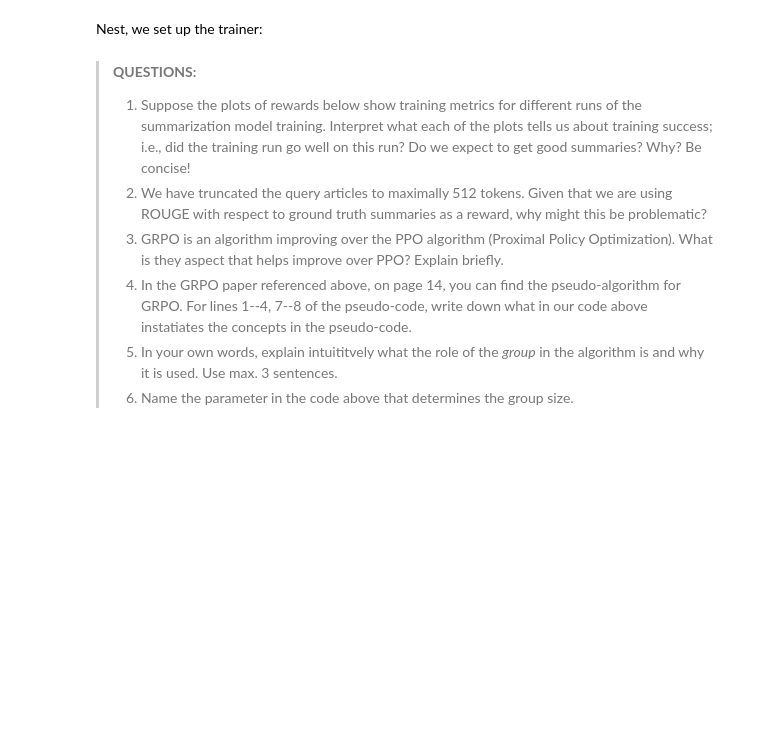
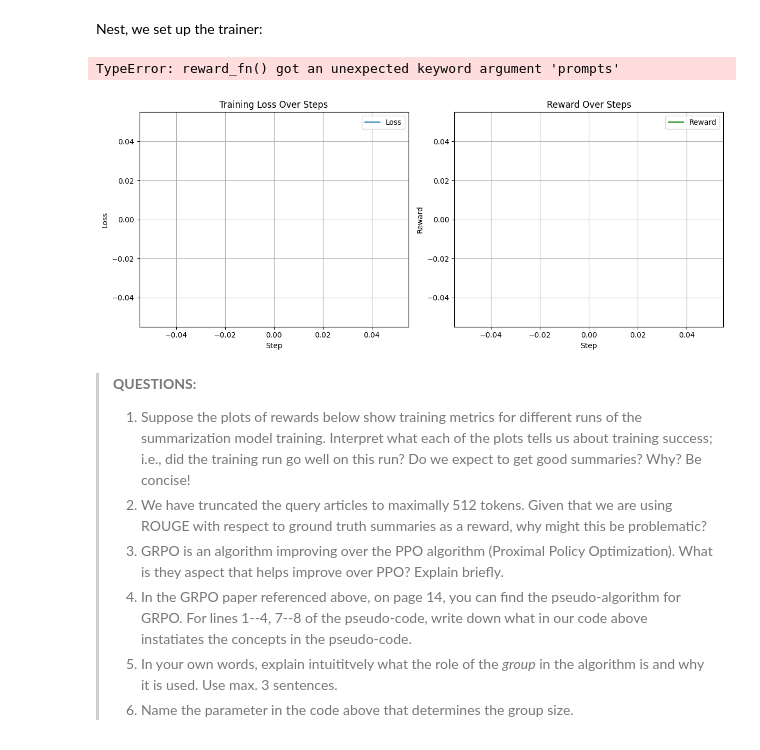
Before and after one commit to ozlemkrblt/Understanding_LLMs_Workspace, a Jupyter notebook: understanding-llms/homework/02-fine-tuning.ipynb, the cells around one changed output. Saved outputs shown, nothing was run; the diff lists cells and outputs as text; code cells hidden in the pictures; blank space fills up the shorter version.

```diff
--- a/understanding-llms/homework/02-fine-tuning.ipynb
+++ b/understanding-llms/homework/02-fine-tuning.ipynb
@@ -233,3 +234,50 @@ grpo_trainer = GRPOTrainer(
+# %%
+grpo_trainer.train()
+# %% [output]
+TypeError: reward_fn() got an unexpected keyword argument 'prompts'
+# %%
+#### YOUR CODE HERE: plot the loss and the rewards of the model training by accessing the trainer logs under grpo_trainer.state.log_history ####
+#### YOUR COMMENT HERE: do the plots indicate a trend towards successful training? ####
+import matplotlib.pyplot as plt
+
+# Extract the logs from the trainer
+logs = grpo_trainer.state.log_history
+
+# Prepare lists for loss and reward values
+steps = []
+losses = []
+rewards = []
+
+for entry in logs:
+    if 'loss' in entry:
+        steps.append(entry.get('step', len(steps)))  # Fallback to index if 'step' not present
+        losses.append(entry['loss'])
+    if 'reward' in entry:
+        rewards.append(entry['reward'])
+
+# Create subplots
+fig, axs = plt.subplots(1, 2, figsize=(12, 5))
+
+# Plot Loss
+axs[0].plot(steps, losses, label='Loss')
+axs[0].set_xlabel('Step')
+axs[0].set_ylabel('Loss')
+axs[0].set_title('Training Loss Over Steps')
+axs[0].legend()
+axs[0].grid()
+
+# Plot Rewards
+axs[1].plot(range(len(rewards)), rewards, label='Reward', color='green')
+axs[1].set_xlabel('Step')
+axs[1].set_ylabel('Reward')
+axs[1].set_title('Reward Over Steps')
+axs[1].legend()
+axs[1].grid()
+
+plt.tight_layout()
+plt.show()
+# %% [output]
+[figure, added]
 # %% [markdown]
 > **QUESTIONS:**
 >
```
Also changed, not shown: parts of 3 cells of this notebook.
